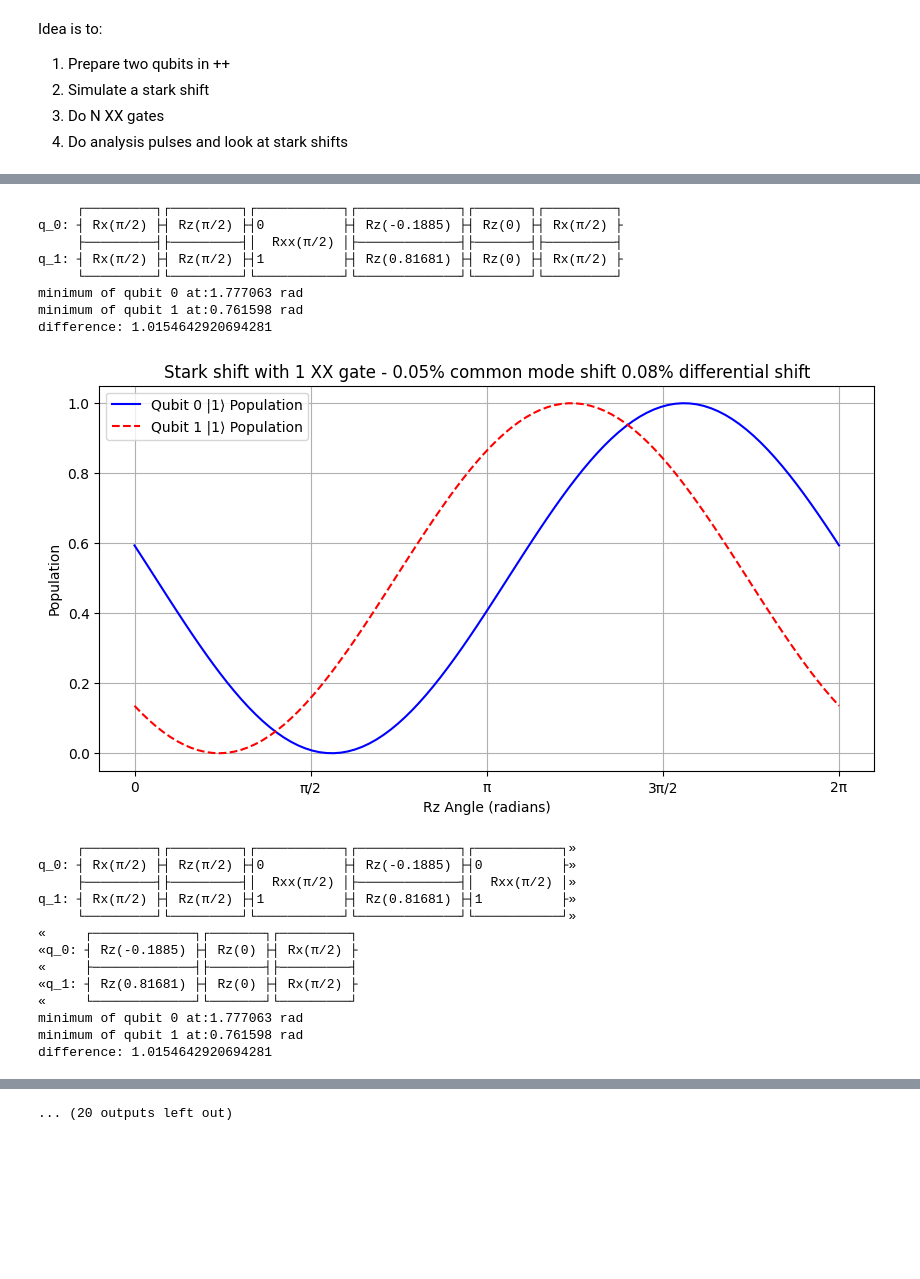
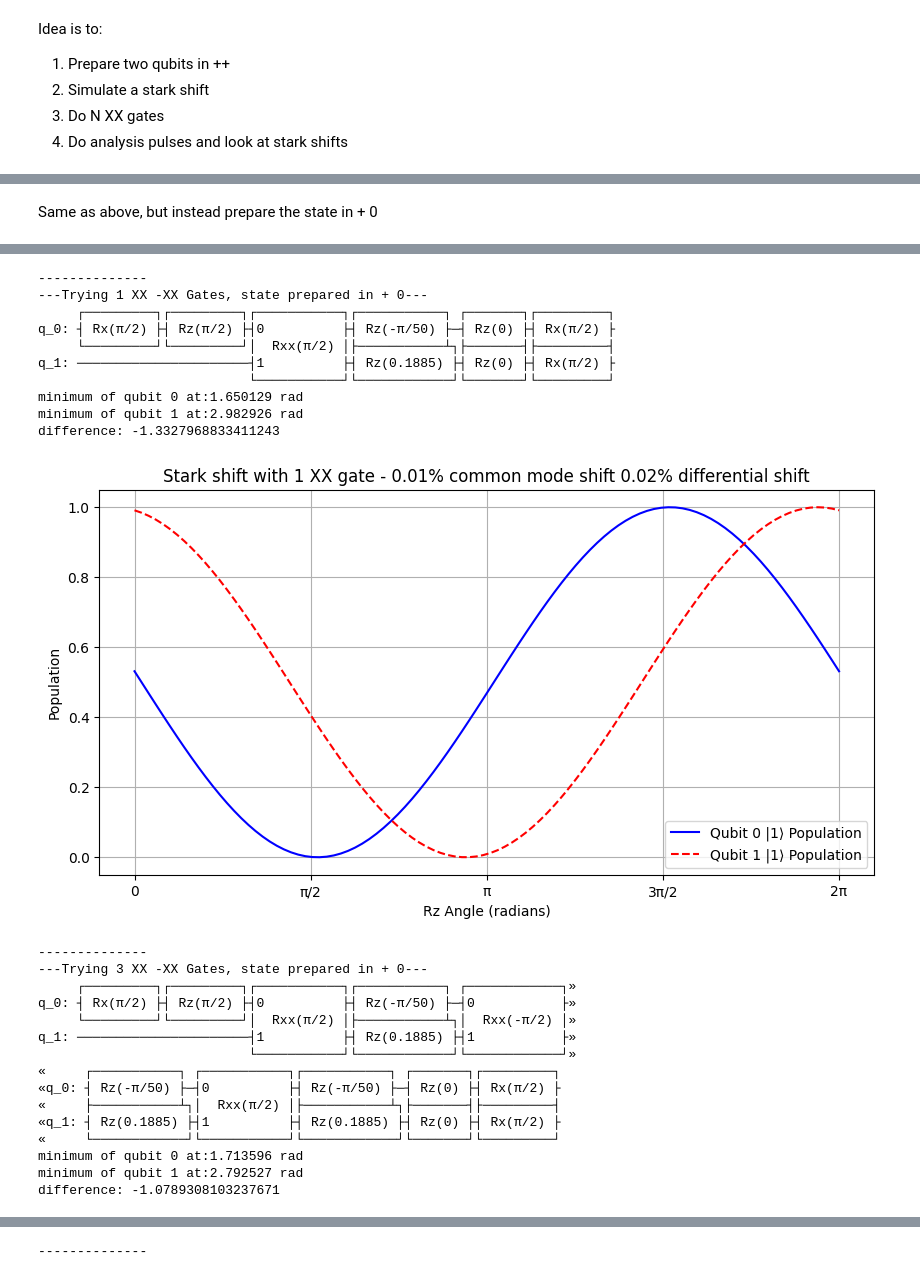
Before and after one commit to bharraz/data, a Jupyter notebook: stark shift 0721/multi_ss_xx_sim.ipynb, the cells around one changed output, grey strips where cells are left out. Drawn from its saved outputs; the diff is of its cells as text; code cells hidden in the pictures; blank space fills up the shorter version.

Commit message:
Updated code to plot the stark shift and re-do sim with different initial state

```diff
--- a/stark shift 0721/multi_ss_xx_sim.ipynb
+++ b/stark shift 0721/multi_ss_xx_sim.ipynb
@@ -82,11 +82,17 @@ def sim_stark_shift(n_xx_gates, common_mode_shift, diff_mode_shift):
     plt.legend()
     plt.grid(True)
     plt.show()
+    return qubit_0_min, qubit_1_min
 # %%
 comm = 0.01
 diff = 0.02
-for i in [0, 1, 3, 5, 7]:
-    print(f"---Trying {i} XX Gates---")
-    sim_stark_shift(i, comm, diff)
+qubit_0_mins = list()
+qubit_1_mins = list()
+num_xxs = np.array(range(9))
+for i in range(9):
+    print(f"---Trying {i} XX -XX Gates, state prepared in + + ---")
+    qubit_0_min, qubit_1_min = sim_stark_shift(i, comm, diff)
     print("--------------")
+    qubit_0_mins.append(qubit_0_min)
+    qubit_1_mins.append(qubit_1_min)
 # %% [output]
@@ -169,0 +207,2 @@ difference: 0.5711986642890534
+# %% [markdown]
+Same as above, but instead prepare the state in + 0
@@ -170,6 +277,13 @@ difference: 0.5711986642890534
 # %%
-for i in range(25):
-    print(f"---Trying {i} XX Gates---")
-    sim_stark_shift(i, comm, diff)
+comm = 0.01
+diff = 0.02
+qubit_0_mins2 = list()
+qubit_1_mins2 = list()
+num_xxs2 = [i for i in range(11) if i == 0 or i % 2 == 1]
+for i in num_xxs2:
+    print(f"---Trying {i} XX -XX Gates, state prepared in + 0---")
+    qubit_0_min, qubit_1_min = sim_stark_shift_plus0(i, comm, diff)
     print("--------------")
+    qubit_0_mins2.append(qubit_0_min)
+    qubit_1_mins2.append(qubit_1_min)
 # %% [output]
@@ -185,22 +300,26 @@ difference: 0.0
-     ┌─────────┐┌─────────┐┌───────────┐┌─────────────┐┌───────┐┌─────────┐
-q_0: ┤ Rx(π/2) ├┤ Rz(π/2) ├┤0          ├┤ Rz(-0.1885) ├┤ Rz(0) ├┤ Rx(π/2) ├
-     ├─────────┤├─────────┤│  Rxx(π/2) │├─────────────┤├───────┤├─────────┤
-q_1: ┤ Rx(π/2) ├┤ Rz(π/2) ├┤1          ├┤ Rz(0.81681) ├┤ Rz(0) ├┤ Rx(π/2) ├
-     └─────────┘└─────────┘└───────────┘└─────────────┘└───────┘└─────────┘
-minimum of qubit 0 at:1.777063 rad
-minimum of qubit 1 at:0.761598 rad
-difference: 1.0154642920694281
+--------------
+---Trying 1 XX -XX Gates, state prepared in + 0---
+     ┌─────────┐┌─────────┐┌───────────┐┌───────────┐ ┌───────┐┌─────────┐
+q_0: ┤ Rx(π/2) ├┤ Rz(π/2) ├┤0          ├┤ Rz(-π/50) ├─┤ Rz(0) ├┤ Rx(π/2) ├
+     └─────────┘└─────────┘│  Rxx(π/2) │├───────────┴┐├───────┤├─────────┤
+q_1: ──────────────────────┤1          ├┤ Rz(0.1885) ├┤ Rz(0) ├┤ Rx(π/2) ├
+                           └───────────┘└────────────┘└───────┘└─────────┘
+minimum of qubit 0 at:1.650129 rad
+minimum of qubit 1 at:2.982926 rad
+difference: -1.3327968833411243
-[figure, old version]
+[figure, new version]
-     ┌─────────┐┌─────────┐┌───────────┐┌─────────────┐┌───────────┐»
-q_0: ┤ Rx(π/2) ├┤ Rz(π/2) ├┤0          ├┤ Rz(-0.1885) ├┤0          ├»
-     ├─────────┤├─────────┤│  Rxx(π/2) │├─────────────┤│  Rxx(π/2) │»
-q_1: ┤ Rx(π/2) ├┤ Rz(π/2) ├┤1          ├┤ Rz(0.81681) ├┤1          ├»
-     └─────────┘└─────────┘└───────────┘└─────────────┘└───────────┘»
-«     ┌─────────────┐┌───────┐┌─────────┐
-«q_0: ┤ Rz(-0.1885) ├┤ Rz(0) ├┤ Rx(π/2) ├
-«     ├─────────────┤├───────┤├─────────┤
-«q_1: ┤ Rz(0.81681) ├┤ Rz(0) ├┤ Rx(π/2) ├
-«     └─────────────┘└───────┘└─────────┘
-minimum of qubit 0 at:1.777063 rad
-minimum of qubit 1 at:0.761598 rad
-difference: 1.0154642920694281
+--------------
+---Trying 3 XX -XX Gates, state prepared in + 0---
+     ┌─────────┐┌─────────┐┌───────────┐┌───────────┐ ┌────────────┐»
+q_0: ┤ Rx(π/2) ├┤ Rz(π/2) ├┤0          ├┤ Rz(-π/50) ├─┤0           ├»
+     └─────────┘└─────────┘│  Rxx(π/2) │├───────────┴┐│  Rxx(-π/2) │»
+q_1: ──────────────────────┤1          ├┤ Rz(0.1885) ├┤1           ├»
+                           └───────────┘└────────────┘└────────────┘»
+«     ┌───────────┐ ┌───────────┐┌───────────┐ ┌───────┐┌─────────┐
+«q_0: ┤ Rz(-π/50) ├─┤0          ├┤ Rz(-π/50) ├─┤ Rz(0) ├┤ Rx(π/2) ├
+«     ├───────────┴┐│  Rxx(π/2) │├───────────┴┐├───────┤├─────────┤
+«q_1: ┤ Rz(0.1885) ├┤1          ├┤ Rz(0.1885) ├┤ Rz(0) ├┤ Rx(π/2) ├
+«     └────────────┘└───────────┘└────────────┘└───────┘└─────────┘
+minimum of qubit 0 at:1.713596 rad
+minimum of qubit 1 at:2.792527 rad
+difference: -1.0789308103237671
@@ -260 +384 @@ difference: 1.3327968833411243
-... (20 outputs left out)
+--------------
```
Also changed, not shown: parts of 5 cells of this notebook.
